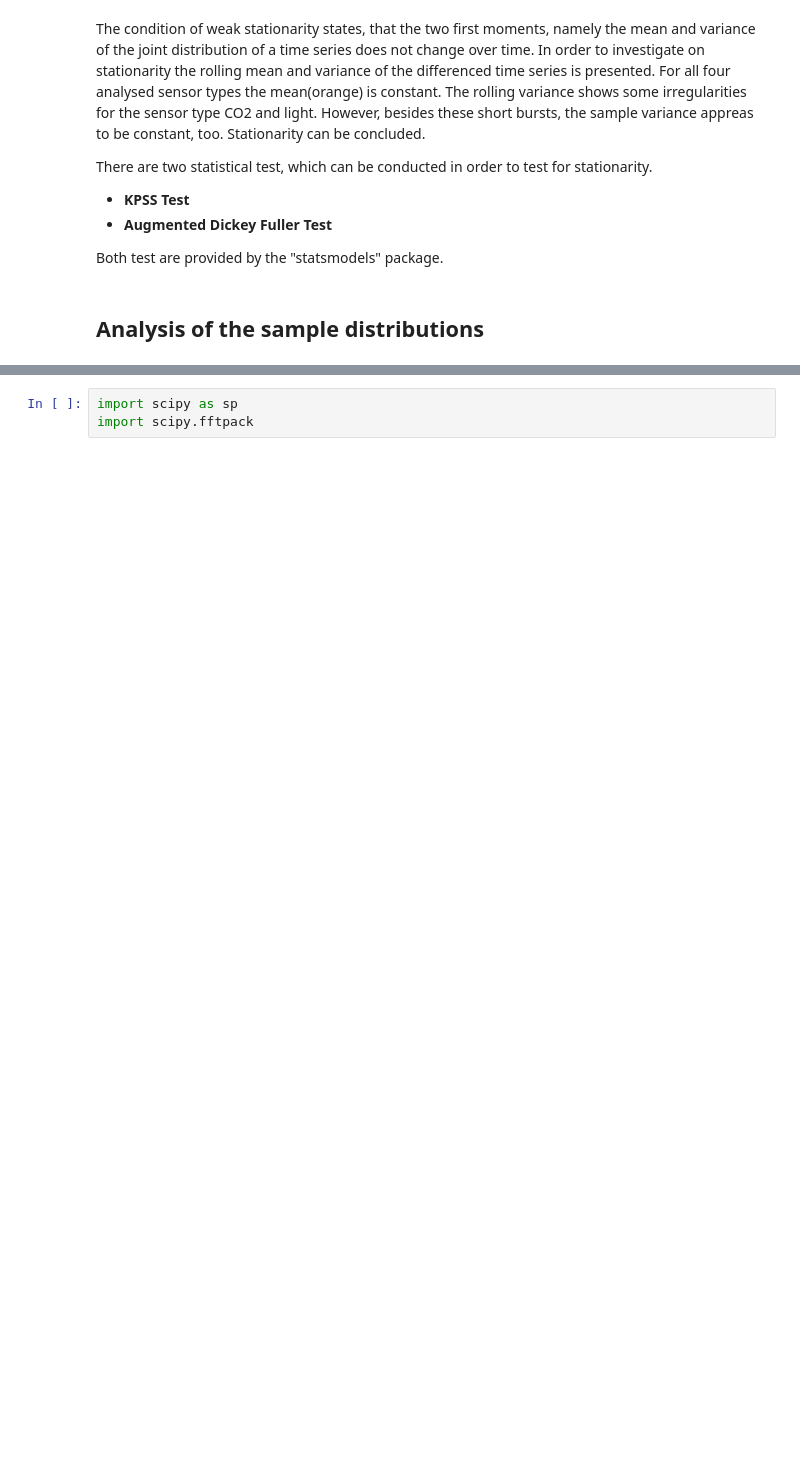
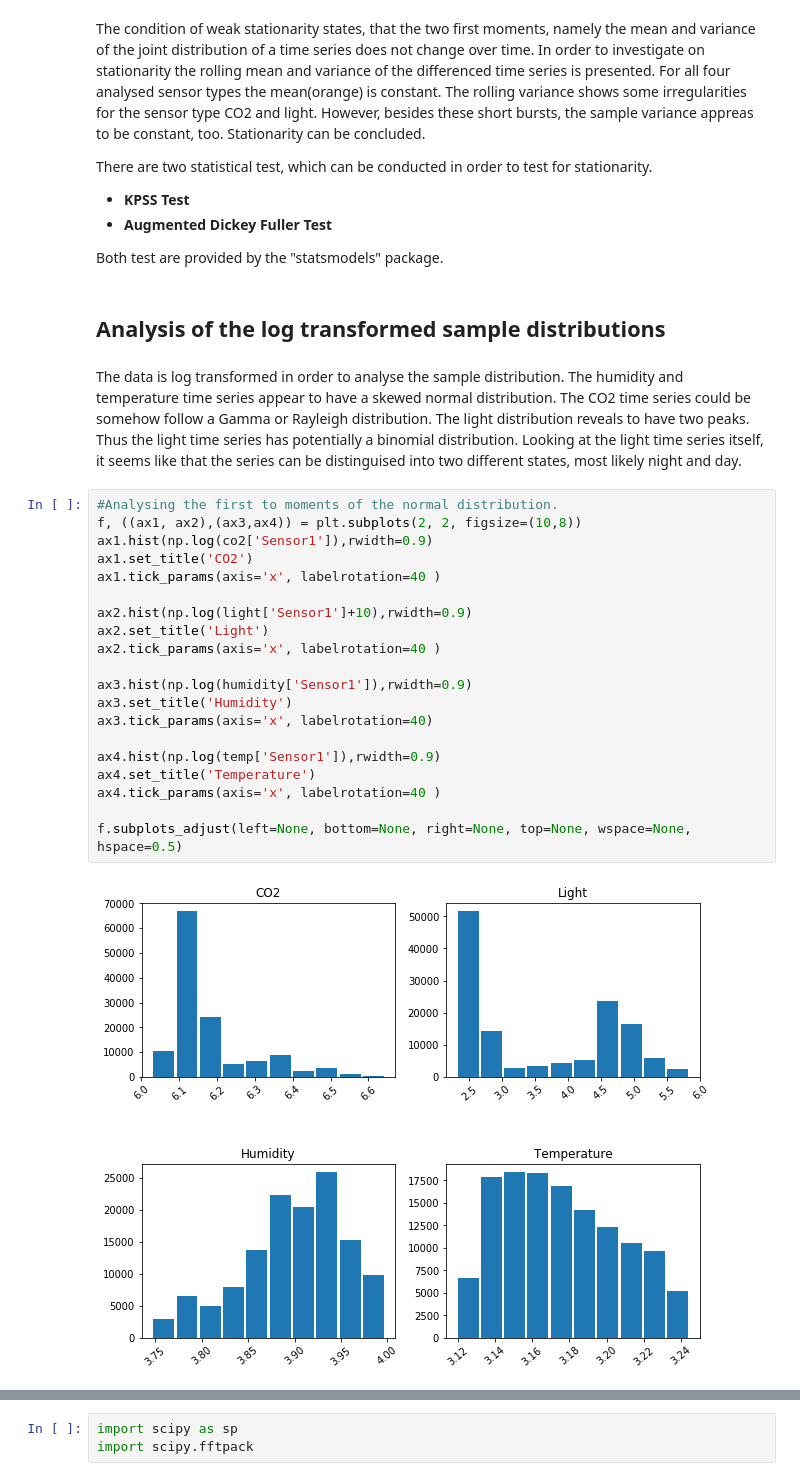
Before and after one commit to matthiasboeker/Sensor_Anomaly_Detection, a Jupyter notebook: Outlier_Detection_Sensor_Data.ipynb, the cells around one changed output, grey strips where cells are left out. Drawn from its saved outputs; the diff is of its cells as text; blank space fills up the shorter version.

```diff
--- a/Outlier_Detection_Sensor_Data.ipynb
+++ b/Outlier_Detection_Sensor_Data.ipynb
@@ -232,4 +247,32 @@ There are two statistical test, which can be conducted in order to test for stat
 
 Both test are provided by the "statsmodels" package.
 # %% [markdown]
-## Analysis of the sample distributions
+## Analysis of the log transformed sample distributions
+# %% [markdown]
+The data is log transformed in order to analyse the sample distribution.
+The humidity and temperature time series appear to have a skewed normal distribution.
+The CO2 time series could be somehow follow a Gamma or Rayleigh distribution.
+The light distribution reveals to have two peaks. Thus the light time series has potentially a binomial distribution.
+Looking at the light time series itself, it seems like that the series can be distinguised into two different states, most likely night and day.
+# %%
+#Analysing the first to moments of the normal distribution.
+f, ((ax1, ax2),(ax3,ax4)) = plt.subplots(2, 2, figsize=(10,8))
+ax1.hist(np.log(co2['Sensor1']),rwidth=0.9)
+ax1.set_title('CO2')
+ax1.tick_params(axis='x', labelrotation=40 )
+
+ax2.hist(np.log(light['Sensor1']+10),rwidth=0.9)
+ax2.set_title('Light')
+ax2.tick_params(axis='x', labelrotation=40 )
+
+ax3.hist(np.log(humidity['Sensor1']),rwidth=0.9)
+ax3.set_title('Humidity')
+ax3.tick_params(axis='x', labelrotation=40)
+
+ax4.hist(np.log(temp['Sensor1']),rwidth=0.9)
+ax4.set_title('Temperature')
+ax4.tick_params(axis='x', labelrotation=40 )
+
+f.subplots_adjust(left=None, bottom=None, right=None, top=None, wspace=None, hspace=0.5)
+# %% [output]
+[figure, added]
```
Also changed, not shown: parts of 59 cells of this notebook.
